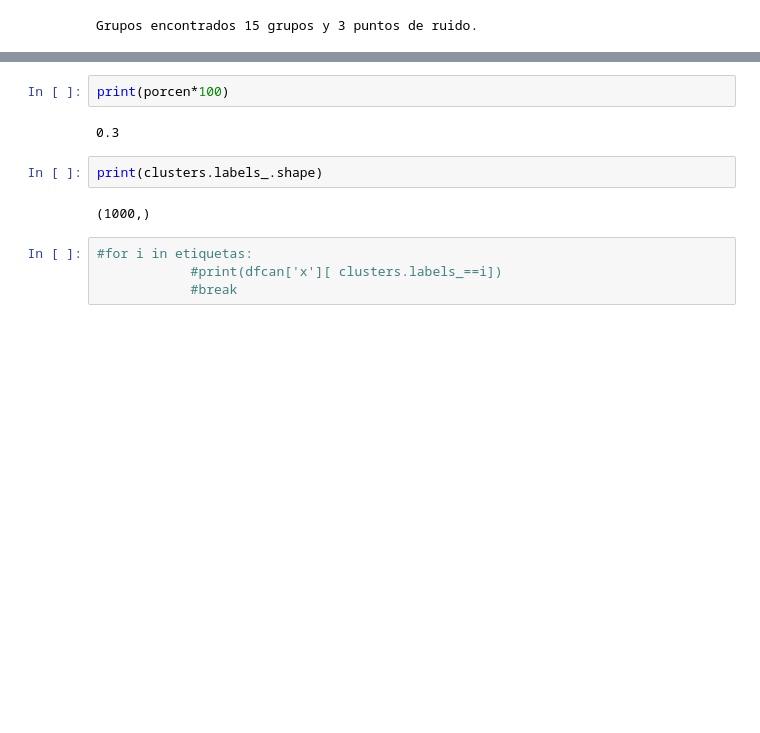
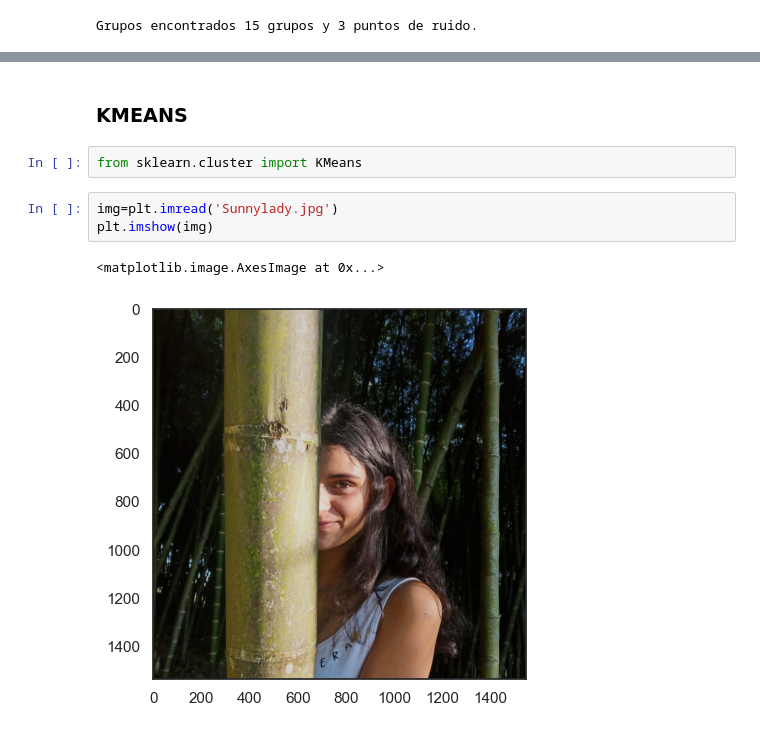
Before and after one commit to MrBloom911/TareasComputacional, a Jupyter notebook: Clustering.ipynb, the cells around one changed output, grey strips where cells are left out. Drawn from its saved outputs; the diff is of its cells as text; blank space fills up the shorter version.

```diff
--- a/Clustering.ipynb
+++ b/Clustering.ipynb
@@ -79,12 +97,10 @@ porcen=len(ruido)/len(clusters.labels_)
-# %%
-print(porcen*100)
-# %% [output]
-0.3
-# %%
-print(clusters.labels_.shape)
-# %% [output]
-(1000,)
-# %%
-#for i in etiquetas:
-            #print(dfcan['x'][ clusters.labels_==i])
-            #break
+# %% [markdown]
+### KMEANS
+# %%
+from sklearn.cluster import KMeans
+# %%
+img=plt.imread('Sunnylady.jpg')
+plt.imshow(img)
+# %% [output]
+<matplotlib.image.AxesImage at 0x...>
+[figure, added]
```
Also changed, not shown: parts of 10 cells of this notebook, 1 other file.
